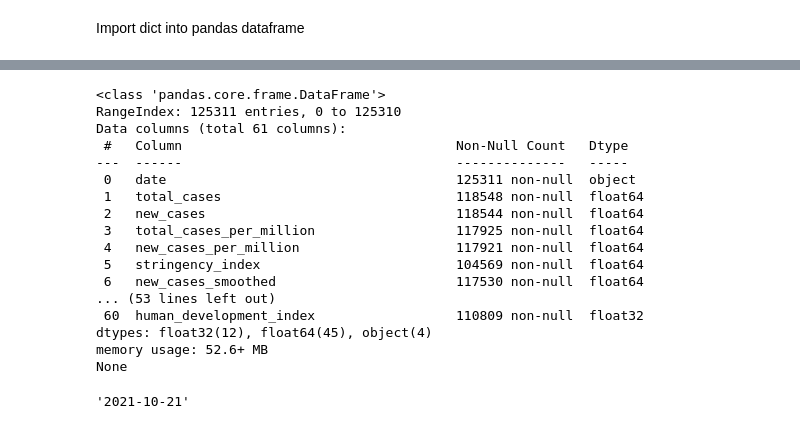
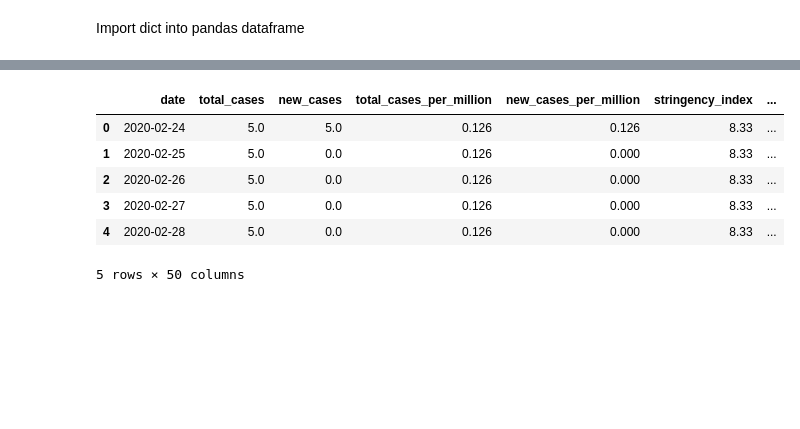
Before and after one commit to timothy-clifford/data-science, a Jupyter notebook: INFT6201/JSON with Python (OWID COVID).ipynb, the cells around one changed output, grey strips where cells are left out. Saved outputs shown, nothing was run; the diff lists cells and outputs as text; code cells hidden in the pictures; blank space fills up the shorter version.

```diff
--- a/INFT6201/JSON with Python (OWID COVID).ipynb
+++ b/INFT6201/JSON with Python (OWID COVID).ipynb
@@ -111,37 +112 @@ memory usage: 46.8+ MB
 None
-# %%
-df_covid['population'] = pd.to_numeric(df_covid['population'], downcast='float')
-df_covid['population_density'] = pd.to_numeric(df_covid['population_density'], downcast='float')
-df_covid['median_age'] = pd.to_numeric(df_covid['median_age'], downcast='float')
-df_covid['aged_65_older'] = pd.to_numeric(df_covid['aged_65_older'], downcast='float')
-df_covid['aged_70_older'] = pd.to_numeric(df_covid['aged_70_older'], downcast='float')
-df_covid['gdp_per_capita'] = pd.to_numeric(df_covid['gdp_per_capita'], downcast='float')
-df_covid['cardiovasc_death_rate'] = pd.to_numeric(df_covid['cardiovasc_death_rate'], downcast='float')
-df_covid['diabetes_prevalence'] = pd.to_numeric(df_covid['diabetes_prevalence'], downcast='float')
-df_covid['handwashing_facilities'] = pd.to_numeric(df_covid['handwashing_facilities'], downcast='float')
-df_covid['hospital_beds_per_thousand'] = pd.to_numeric(df_covid['hospital_beds_per_thousand'], downcast='float')
-df_covid['life_expectancy'] = pd.to_numeric(df_covid['life_expectancy'], downcast='float')
-df_covid['human_development_index'] = pd.to_numeric(df_covid['human_development_index'], downcast='float')
-
-df_covid['continent'] = df_covid.continent.astype(str)
-df_covid['location'] = df_covid.location.astype(str)
-
-print(df_covid.info())
-# %% [output]
-<class 'pandas.core.frame.DataFrame'>
-RangeIndex: 125311 entries, 0 to 125310
-Data columns (total 61 columns):
- #   Column                                   Non-Null Count   Dtype
----  ------                                   --------------   -----
- 0   date                                     125311 non-null  object
- 1   total_cases                              118548 non-null  float64
- 2   new_cases                                118544 non-null  float64
- 3   total_cases_per_million                  117925 non-null  float64
- 4   new_cases_per_million                    117921 non-null  float64
- 5   stringency_index                         104569 non-null  float64
- 6   new_cases_smoothed                       117530 non-null  float64
-... (53 lines left out)
- 60  human_development_index                  110809 non-null  float32
-dtypes: float32(12), float64(45), object(4)
-memory usage: 52.6+ MB
-None
@@ -152,6 +113,32 @@ None
 # %%
-# df_covid = df_covid.drop(['new_cases_smoothed','new_deaths_smoothed','new_cases_smoothed_per_million', 'new_deaths_smoothed_per_million', 'weekly_icu_admissions_per_million', 'weekly_hosp_admissions_per_million'], axis=1)
+# fill NaN with 0 for New Cases
+df_covid['new_cases'] = df_covid['new_cases'].fillna(0)
+# if new_cases is less than 0, replace with 0 (no negative numbers, we are only interested in the increase in cases)
+df_covid['new_cases'] = df_covid['new_cases'].apply(lambda x: x if x >= 0 else 0 )
+# Update the Country column to match with the world dataframe
+country_map = {'Bosnia and Herzegovina':'Bosnia and Herz.'
+    ,'Central African Republic': 'Central African Rep.'
+    ,"Cote d'Ivoire": "Côte d'Ivoire"
+    ,'Democratic Republic of Congo': 'Dem. Rep. Congo'
+    ,'Dominican Republic': 'Dominican Rep.'
+    ,'Equatorial Guinea': 'Eq. Guinea'
+    ,'Falkland Islands': 'Falkland Is.'
+    ,'North Macedonia': 'Macedonia'
+    ,'Northern Cyprus': 'N. Cyprus'
+    ,'Solomon Islands': 'Solomon Is.'
+    ,'South Sudan': 'S. Sudan'
+    ,'Timor': 'Timor-Leste'
+    ,'United States': 'United States of America'}
+df_covid['country'] = df_covid['location'].map(country_map)
+df_covid.loc[~df_covid['country'].notnull(), 'country'] = df_covid.loc[~df_covid['country'].notnull(), 'location']
+
 
 df_covid.head()
 # %% [output]
+|  | date | total_cases | new_cases | total_cases_per_million | new_cases_per_million | stringency_index | ... |
+| 0 | 2020-02-24 | 5.0 | 5.0 | 0.126 | 0.126 | 8.33 | ... |
+| 1 | 2020-02-25 | 5.0 | 0.0 | 0.126 | 0.000 | 8.33 | ... |
+| 2 | 2020-02-26 | 5.0 | 0.0 | 0.126 | 0.000 | 8.33 | ... |
+| 3 | 2020-02-27 | 5.0 | 0.0 | 0.126 | 0.000 | 8.33 | ... |
+| 4 | 2020-02-28 | 5.0 | 0.0 | 0.126 | 0.000 | 8.33 | ... |
-'2021-10-21'
+5 rows × 50 columns
```
Also changed, not shown: parts of 12 cells of this notebook.
